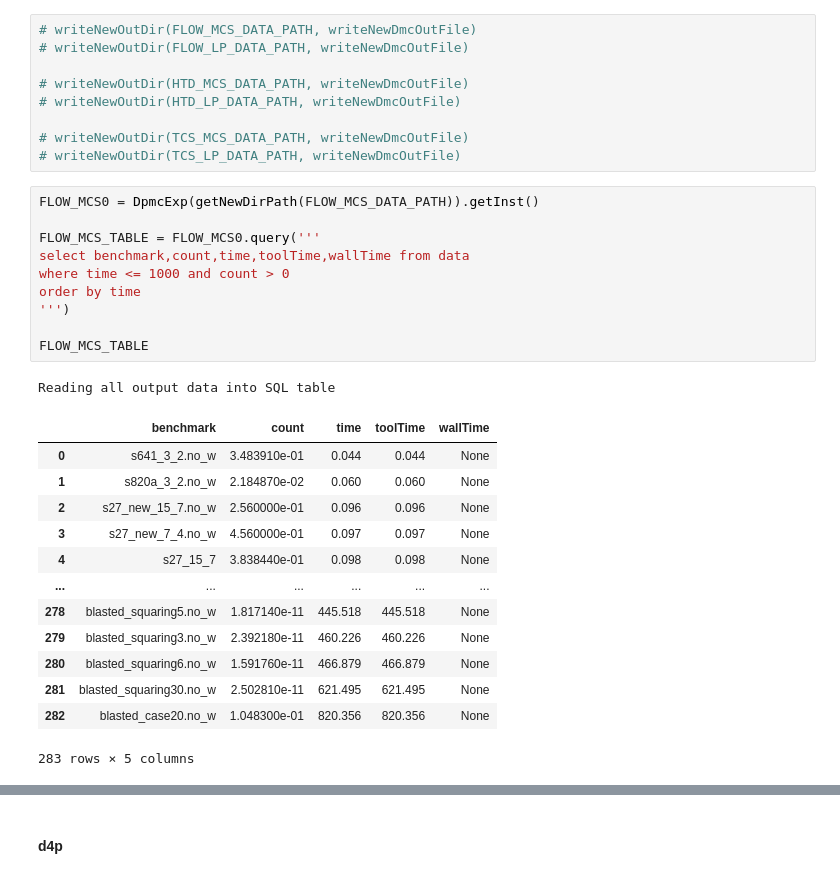
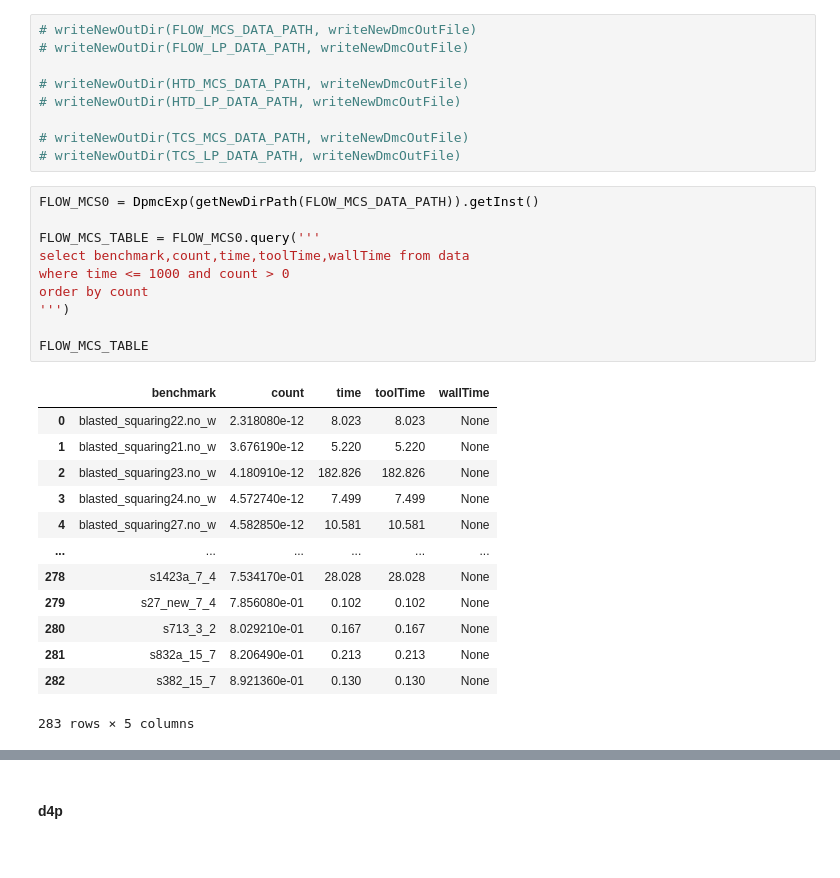
Before and after one commit to vardigroup/DPMC, a Jupyter notebook: experiments/procount.ipynb, the cells around one changed output, grey strips where cells are left out. Saved outputs shown, nothing was run; the diff lists cells and outputs as text.

```diff
--- a/experiments/procount.ipynb
+++ b/experiments/procount.ipynb
@@ -1201,28 +1185,27 @@ Reading all output data into SQL table
 # %%
 FLOW_MCS0 = DpmcExp(getNewDirPath(FLOW_MCS_DATA_PATH)).getInst()
 
 FLOW_MCS_TABLE = FLOW_MCS0.query('''
 select benchmark,count,time,toolTime,wallTime from data
 where time <= 1000 and count > 0
-order by time
+order by count
 ''')
 
 FLOW_MCS_TABLE
 # %% [output]
+|  | benchmark | count | time | toolTime | wallTime |
+| 0 | blasted_squaring22.no_w | 2.318080e-12 | 8.023 | 8.023 | None |
+| 1 | blasted_squaring21.no_w | 3.676190e-12 | 5.220 | 5.220 | None |
+| 2 | blasted_squaring23.no_w | 4.180910e-12 | 182.826 | 182.826 | None |
+| 3 | blasted_squaring24.no_w | 4.572740e-12 | 7.499 | 7.499 | None |
+| 4 | blasted_squaring27.no_w | 4.582850e-12 | 10.581 | 10.581 | None |
+| ... | ... | ... | ... | ... | ... |
+| 278 | s1423a_7_4 | 7.534170e-01 | 28.028 | 28.028 | None |
+| 279 | s27_new_7_4 | 7.856080e-01 | 0.102 | 0.102 | None |
+| 280 | s713_3_2 | 8.029210e-01 | 0.167 | 0.167 | None |
+| 281 | s832a_15_7 | 8.206490e-01 | 0.213 | 0.213 | None |
+| 282 | s382_15_7 | 8.921360e-01 | 0.130 | 0.130 | None |
-Reading all output data into SQL table
+283 rows × 5 columns
-|  | benchmark | count | time | toolTime | wallTime |
-| 0 | s641_3_2.no_w | 3.483910e-01 | 0.044 | 0.044 | None |
-| 1 | s820a_3_2.no_w | 2.184870e-02 | 0.060 | 0.060 | None |
-| 2 | s27_new_15_7.no_w | 2.560000e-01 | 0.096 | 0.096 | None |
-| 3 | s27_new_7_4.no_w | 4.560000e-01 | 0.097 | 0.097 | None |
-| 4 | s27_15_7 | 3.838440e-01 | 0.098 | 0.098 | None |
-| ... | ... | ... | ... | ... | ... |
-| 278 | blasted_squaring5.no_w | 1.817140e-11 | 445.518 | 445.518 | None |
-| 279 | blasted_squaring3.no_w | 2.392180e-11 | 460.226 | 460.226 | None |
-| 280 | blasted_squaring6.no_w | 1.591760e-11 | 466.879 | 466.879 | None |
-| 281 | blasted_squaring30.no_w | 2.502810e-11 | 621.495 | 621.495 | None |
-| 282 | blasted_case20.no_w | 1.048300e-01 | 820.356 | 820.356 | None |
-283 rows × 5 columns
 # %%
 FLOW_LP0 = DpmcExp(getNewDirPath(FLOW_LP_DATA_PATH)).getInst()
 
```
Also changed, not shown: parts of 43 cells of this notebook, 1 other file.
